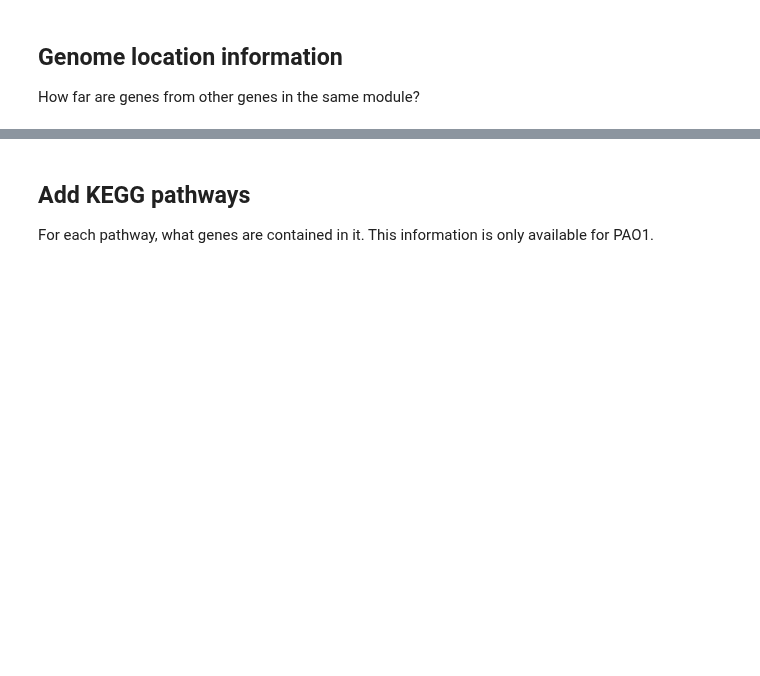
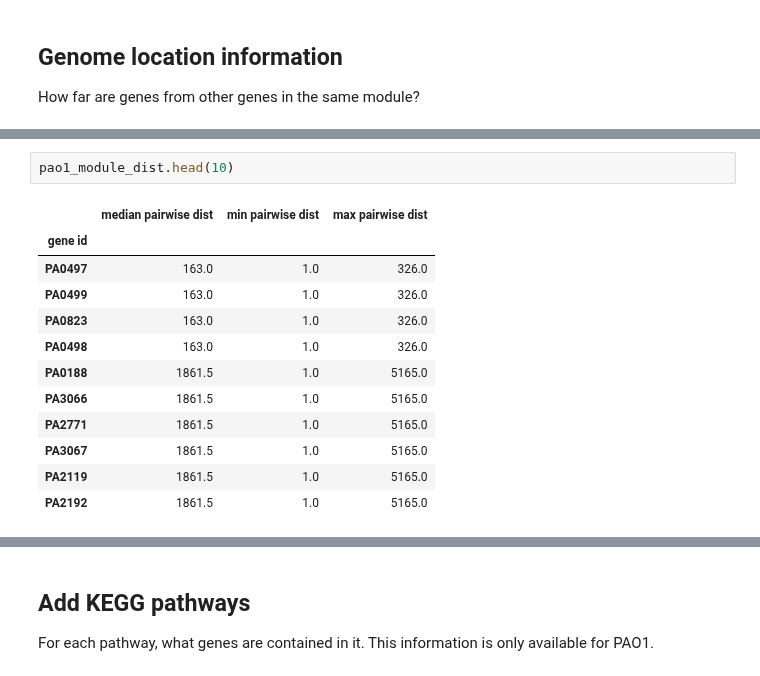
Before and after one commit to greenelab/core-accessory-interactome, a Jupyter notebook: acc_acc_modules/1_annotate_acc_modules.ipynb, the cells around one changed output, grey strips where cells are left out. Cells and saved outputs as stored; diff of their text form; blank space fills up the shorter version.

```diff
--- a/acc_acc_modules/1_annotate_acc_modules.ipynb
+++ b/acc_acc_modules/1_annotate_acc_modules.ipynb
@@ -296,0 +256,15 @@ ValueError: A 2-dimensional array must be passed.
+# %%
+pao1_module_dist.head(10)
+# %% [output]
+|  | median pairwise dist | min pairwise dist | max pairwise dist |
+| gene id |  |  |  |
+| PA0497 | 163.0 | 1.0 | 326.0 |
+| PA0499 | 163.0 | 1.0 | 326.0 |
+| PA0823 | 163.0 | 1.0 | 326.0 |
+| PA0498 | 163.0 | 1.0 | 326.0 |
+| PA0188 | 1861.5 | 1.0 | 5165.0 |
+| PA3066 | 1861.5 | 1.0 | 5165.0 |
+| PA2771 | 1861.5 | 1.0 | 5165.0 |
+| PA3067 | 1861.5 | 1.0 | 5165.0 |
+| PA2119 | 1861.5 | 1.0 | 5165.0 |
+| PA2192 | 1861.5 | 1.0 | 5165.0 |
```
Also changed, not shown: parts of 24 cells of this notebook, 4 other files.
